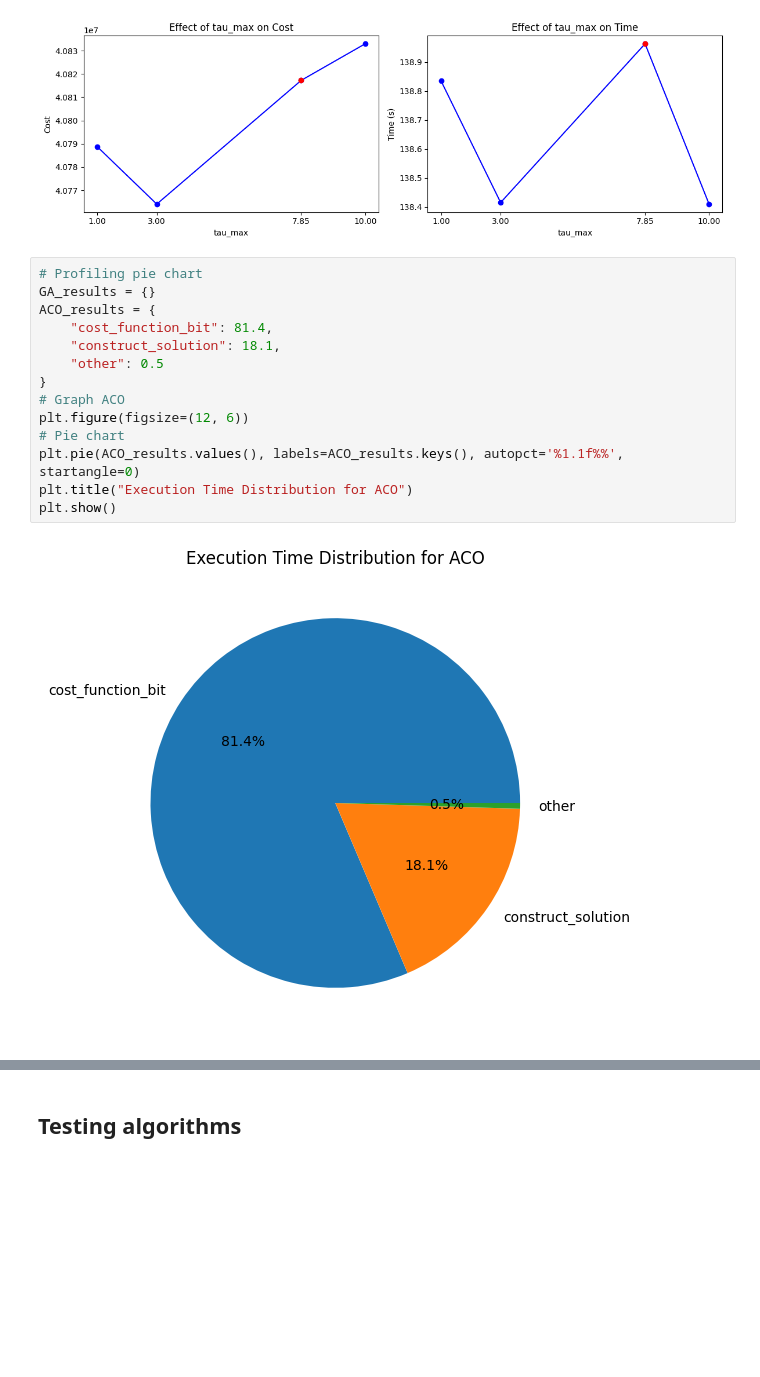
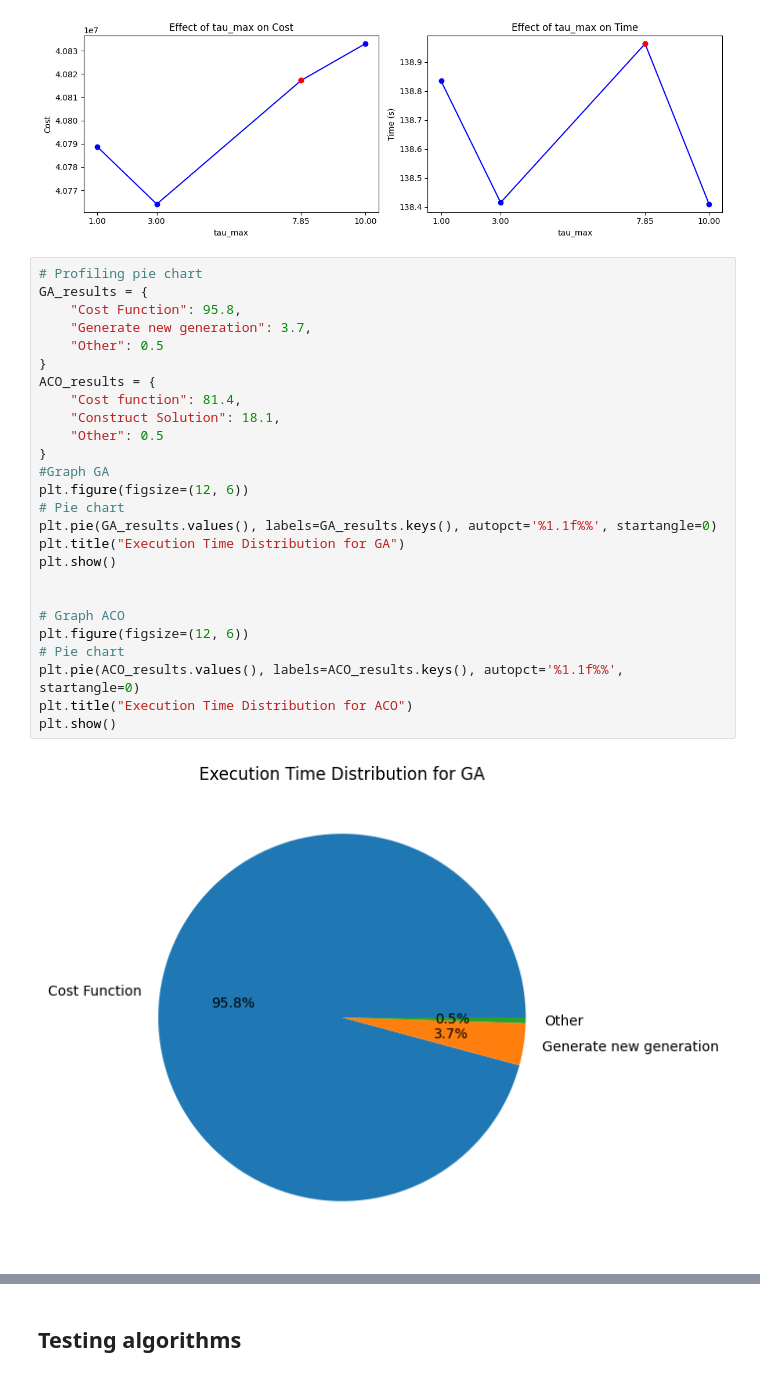
Before and after one commit to bergio13/heuristic-optimization-MWCCP, a Jupyter notebook: Heuristic_HW2.ipynb, the cells around one changed output, grey strips where cells are left out. Drawn from its saved outputs; the diff is of its cells as text; blank space fills up the shorter version.

```diff
--- a/Heuristic_HW2.ipynb
+++ b/Heuristic_HW2.ipynb
@@ -1354,17 +1354,29 @@ Testing tau_max = 10.0
 [figure]
 # %%
 # Profiling pie chart
-GA_results = {}
+GA_results = {
+    "Cost Function": 95.8,
+    "Generate new generation": 3.7,
+    "Other": 0.5
+}
 ACO_results = {
-    "cost_function_bit": 81.4,
-    "construct_solution": 18.1,
-    "other": 0.5
+    "Cost function": 81.4,
+    "Construct Solution": 18.1,
+    "Other": 0.5
 }
+#Graph GA
+plt.figure(figsize=(12, 6))
+# Pie chart
+plt.pie(GA_results.values(), labels=GA_results.keys(), autopct='%1.1f%%', startangle=0)
+plt.title("Execution Time Distribution for GA")
+plt.show()
+
+
 # Graph ACO
 plt.figure(figsize=(12, 6))
 # Pie chart
 plt.pie(ACO_results.values(), labels=ACO_results.keys(), autopct='%1.1f%%', startangle=0)
 plt.title("Execution Time Distribution for ACO")
 plt.show()
 # %% [output]
-[figure, old version]
+[figure, new version]
```
Also changed, not shown: parts of 1 cell of this notebook, 4 other files.
